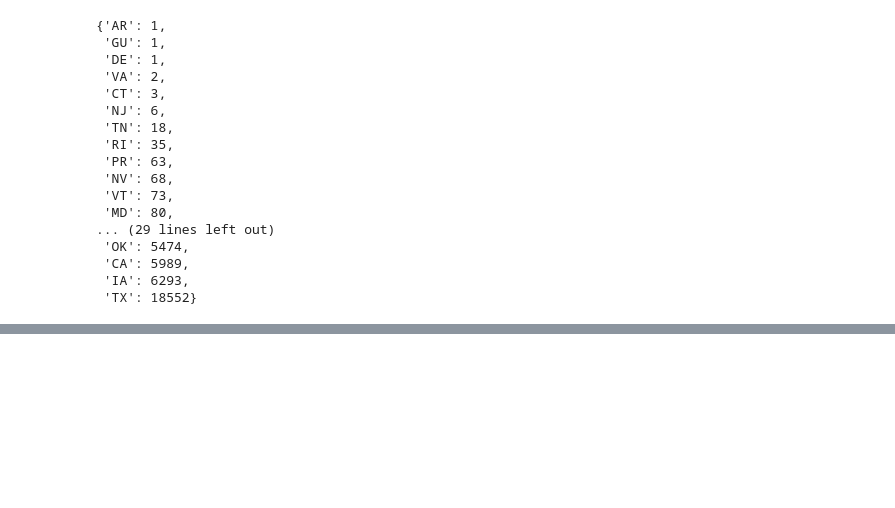
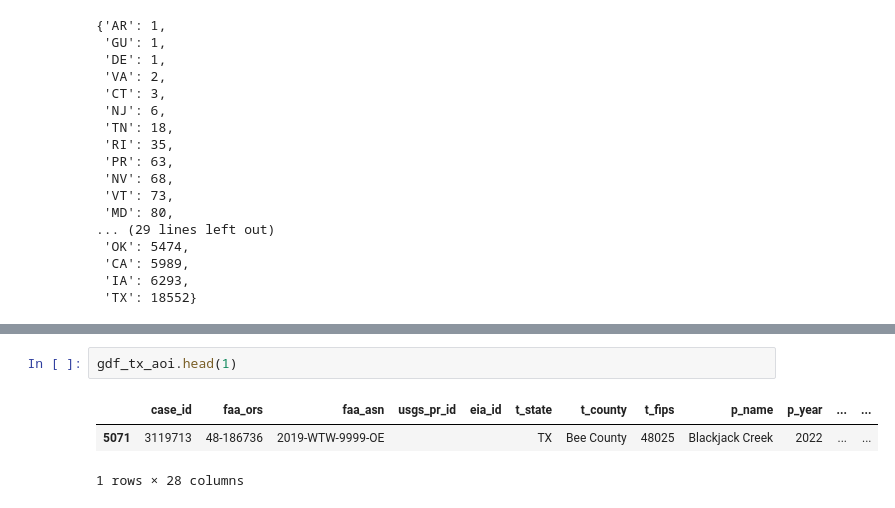
Before and after one commit to Sidrcs/viawind, a Jupyter notebook: VIA_test.ipynb, the cells around one changed output, grey strips where cells are left out. Saved outputs shown, nothing was run; the diff lists cells and outputs as text; blank space fills up the shorter version.

```diff
--- a/VIA_test.ipynb
+++ b/VIA_test.ipynb
@@ -127,0 +138,6 @@ Click here <a href = "https://apps.nationalmap.gov/downloader/#/">USGS TNM Downl
+# %%
+gdf_tx_aoi.head(1)
+# %% [output]
+|  | case_id | faa_ors | faa_asn | usgs_pr_id | eia_id | t_state | t_county | t_fips | p_name | p_year | ... | ... |
+| 5071 | 3119713 | 48-186736 | 2019-WTW-9999-OE |  |  | TX | Bee County | 48025 | Blackjack Creek | 2022 | ... | ... |
+1 rows × 28 columns
```
Also changed, not shown: parts of 23 cells of this notebook, 1 other file.
